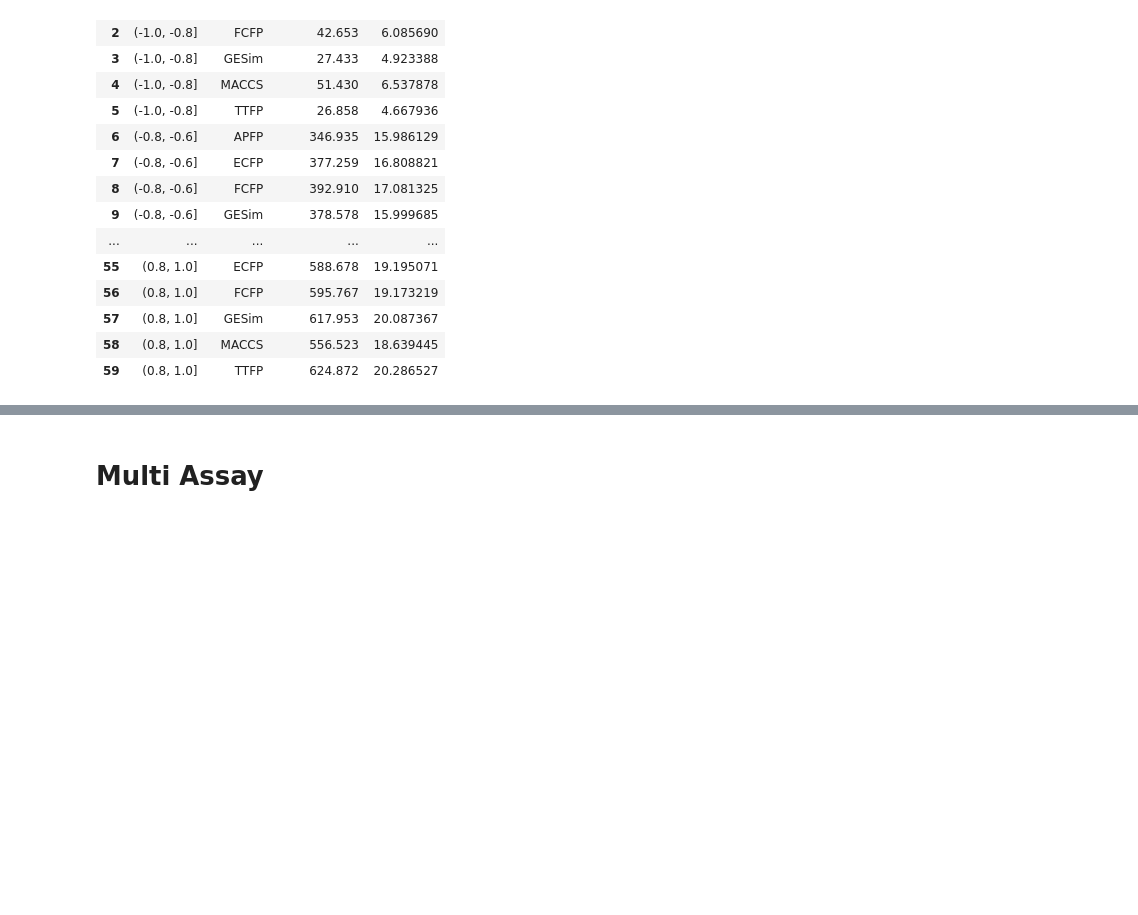
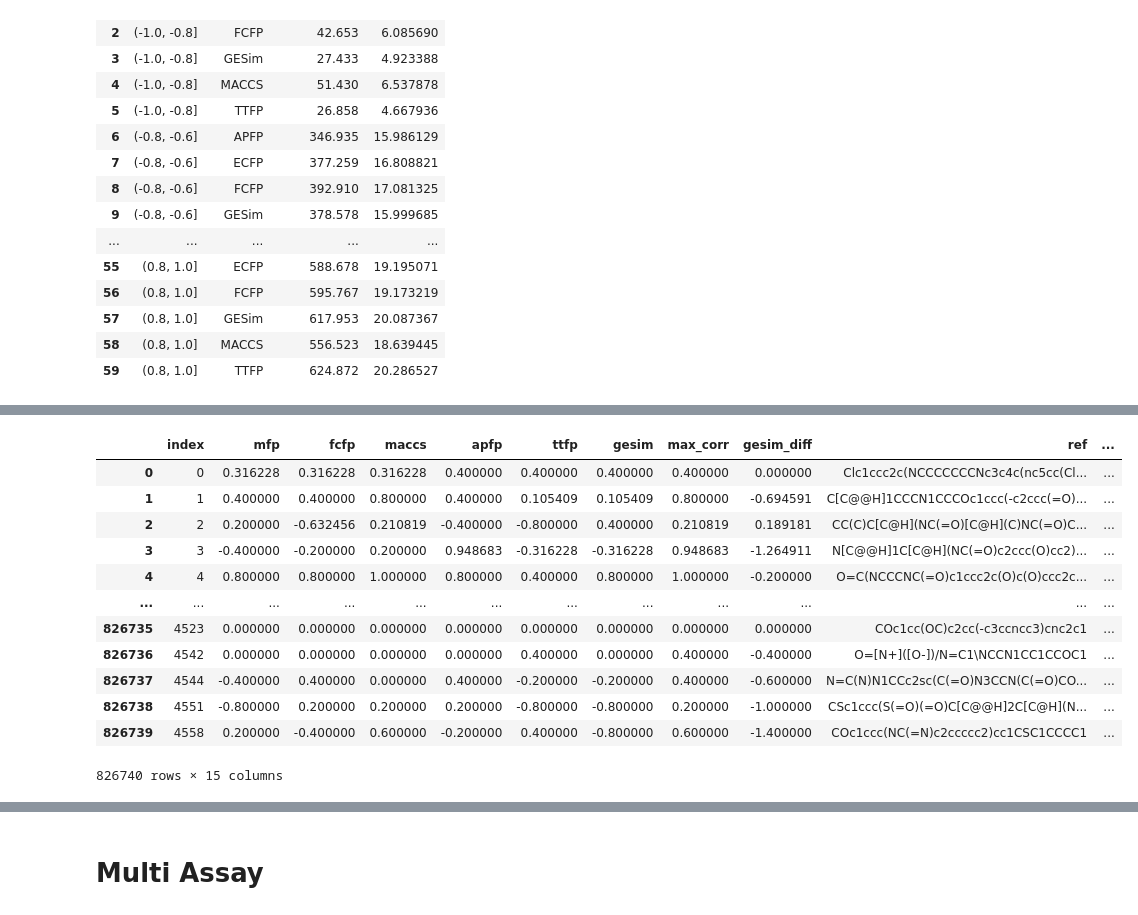
Before and after one commit to ycu-iil/gesim_experiment, a Jupyter notebook: ss_analysis.ipynb, the cells around one changed output, grey strips where cells are left out. Saved outputs shown, nothing was run; the diff lists cells and outputs as text; code cells hidden in the pictures; blank space fills up the shorter version.

```diff
--- a/ss_analysis.ipynb
+++ b/ss_analysis.ipynb
@@ -108,3 +117,67 @@ summary_df
 | 57 | (0.8, 1.0] | GESim | 617.953 | 20.087367 |
 | 58 | (0.8, 1.0] | MACCS | 556.523 | 18.639445 |
 | 59 | (0.8, 1.0] | TTFP | 624.872 | 20.286527 |
+# %%
+# Preparation
+##
+with open('result/similaritybenchmark/result_single_assay.pkl', 'rb') as f:
+    result_dict = pickle.load(f)
+df_list = []
+
+for i in range(len(result_dict['gesim'])):
+    vs = []
+    #print("Count of >0.8")
+    for k in result_dict.keys():
+        vs.append(pd.DataFrame({k: result_dict[k][i]}))
+    df_list.append(pd.concat(vs, axis=1))
+df = pd.concat(df_list, axis=0)
+df.reset_index(inplace=True)
+
+df['max_corr'] = df[['mfp', 'fcfp', 'maccs', 'apfp', 'ttfp']].max(axis=1)
+df['gesim_diff'] = df['gesim'] - df['max_corr']
+
+##
+def extract_number(f):
+    return int(re.search(r'\d+', f).group())
+
+files = sorted(glob.glob("./data/similaritybenchmark/SingleAssay/dataset/*.txt"), key=extract_number)
+uniq_num_single_set = set()
+for fname in files:
+    with open(fname, 'r') as f:
+        lines = [l.strip('\n') for l in f.readlines()]
+    for l in lines:
+        numbers = l.split()
+        uniq_num_single_set.update(map(int, numbers))
+
+with open('./data/chembl_20.smi', 'r') as f:
+    lines = [l.strip('\n').split('\t') for l in f.readlines()]
+used_chembl_ids = uniq_num_single_set
+id_smi_dict = {}
+for smi, k in lines:
+    if int(k) in used_chembl_ids:
+        id_smi_dict[k] = smi  #Chem.MolFromSmiles(smi)
+
+smi_list = []
+used_num_sigle = 4563
+ref_rank = range(4, 0, -1)
+
+for fname in files:
+    with open(fname, 'r') as f:
+        lines = [l.strip('\n') for l in f.readlines()]
+
+    for l in lines[:used_num_sigle]:
+        sim_rank_list = l.split()
+        sim_smi_rank_list = [id_smi_dict[i] for i in sim_rank_list]
+        smi_list.append(sim_smi_rank_list)
+##
+
+df_smi = pd.DataFrame(smi_list, columns=["ref", "smi_rank1", "smi_rank2", "smi_rank3", "smi_rank4"])
+df_concat = pd.concat([df, df_smi], axis=1)
+df_drop_dup = df_concat.drop_duplicates(
+    subset=['ref', 'smi_rank1', 'smi_rank2', 'smi_rank3', 'smi_rank4'],
+    keep="first"
+)
+df_drop_dup["is_best_rho_gesim"] = df_drop_dup["gesim_diff"] > 0.
+df_drop_dup.reset_index(drop=True, inplace=True)
+df_drop_dup
+# %% [output]
@@ -110,0 +189,13 @@ summary_df
+|  | index | mfp | fcfp | maccs | apfp | ttfp | gesim | max_corr | gesim_diff | ref | ... |
+| 0 | 0 | 0.316228 | 0.316228 | 0.316228 | 0.400000 | 0.400000 | 0.400000 | 0.400000 | 0.000000 | Clc1ccc2c(NCCCCCCCNc3c4c(nc5cc(Cl... | ... |
+| 1 | 1 | 0.400000 | 0.400000 | 0.800000 | 0.400000 | 0.105409 | 0.105409 | 0.800000 | -0.694591 | C[C@@H]1CCCN1CCCOc1ccc(-c2ccc(=O)... | ... |
+| 2 | 2 | 0.200000 | -0.632456 | 0.210819 | -0.400000 | -0.800000 | 0.400000 | 0.210819 | 0.189181 | CC(C)C[C@H](NC(=O)[C@H](C)NC(=O)C... | ... |
+| 3 | 3 | -0.400000 | -0.200000 | 0.200000 | 0.948683 | -0.316228 | -0.316228 | 0.948683 | -1.264911 | N[C@@H]1C[C@H](NC(=O)c2ccc(O)cc2)... | ... |
+| 4 | 4 | 0.800000 | 0.800000 | 1.000000 | 0.800000 | 0.400000 | 0.800000 | 1.000000 | -0.200000 | O=C(NCCCNC(=O)c1ccc2c(O)c(O)ccc2c... | ... |
+| ... | ... | ... | ... | ... | ... | ... | ... | ... | ... | ... | ... |
+| 826735 | 4523 | 0.000000 | 0.000000 | 0.000000 | 0.000000 | 0.000000 | 0.000000 | 0.000000 | 0.000000 | COc1cc(OC)c2cc(-c3ccncc3)cnc2c1 | ... |
+| 826736 | 4542 | 0.000000 | 0.000000 | 0.000000 | 0.000000 | 0.400000 | 0.000000 | 0.400000 | -0.400000 | O=[N+]([O-])/N=C1\NCCN1CC1CCOC1 | ... |
+| 826737 | 4544 | -0.400000 | 0.400000 | 0.000000 | 0.400000 | -0.200000 | -0.200000 | 0.400000 | -0.600000 | N=C(N)N1CCc2sc(C(=O)N3CCN(C(=O)CO... | ... |
+| 826738 | 4551 | -0.800000 | 0.200000 | 0.200000 | 0.200000 | -0.800000 | -0.800000 | 0.200000 | -1.000000 | CSc1ccc(S(=O)(=O)C[C@@H]2C[C@H](N... | ... |
+| 826739 | 4558 | 0.200000 | -0.400000 | 0.600000 | -0.200000 | 0.400000 | -0.800000 | 0.600000 | -1.400000 | COc1ccc(NC(=N)c2ccccc2)cc1CSC1CCCC1 | ... |
+826740 rows × 15 columns
```
Also changed, not shown: parts of 5 cells of this notebook.
